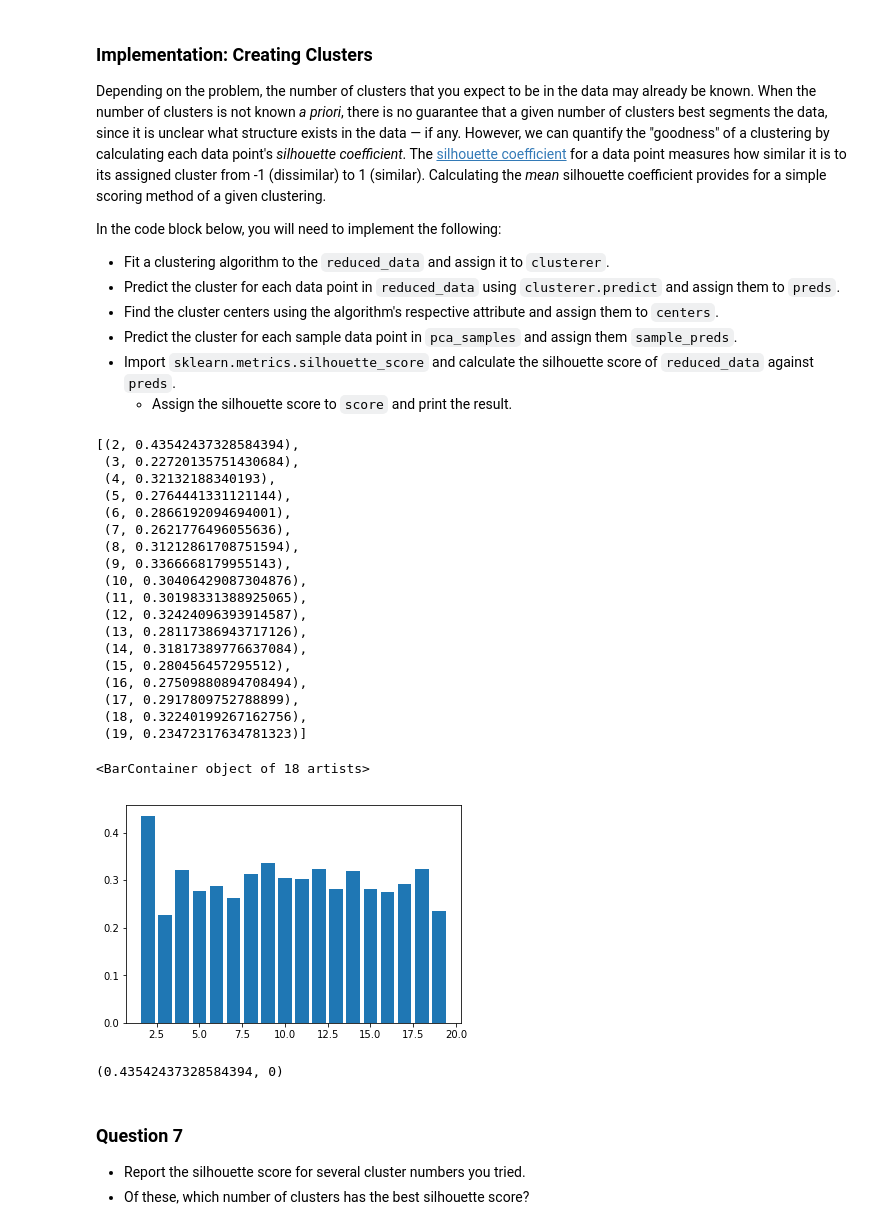
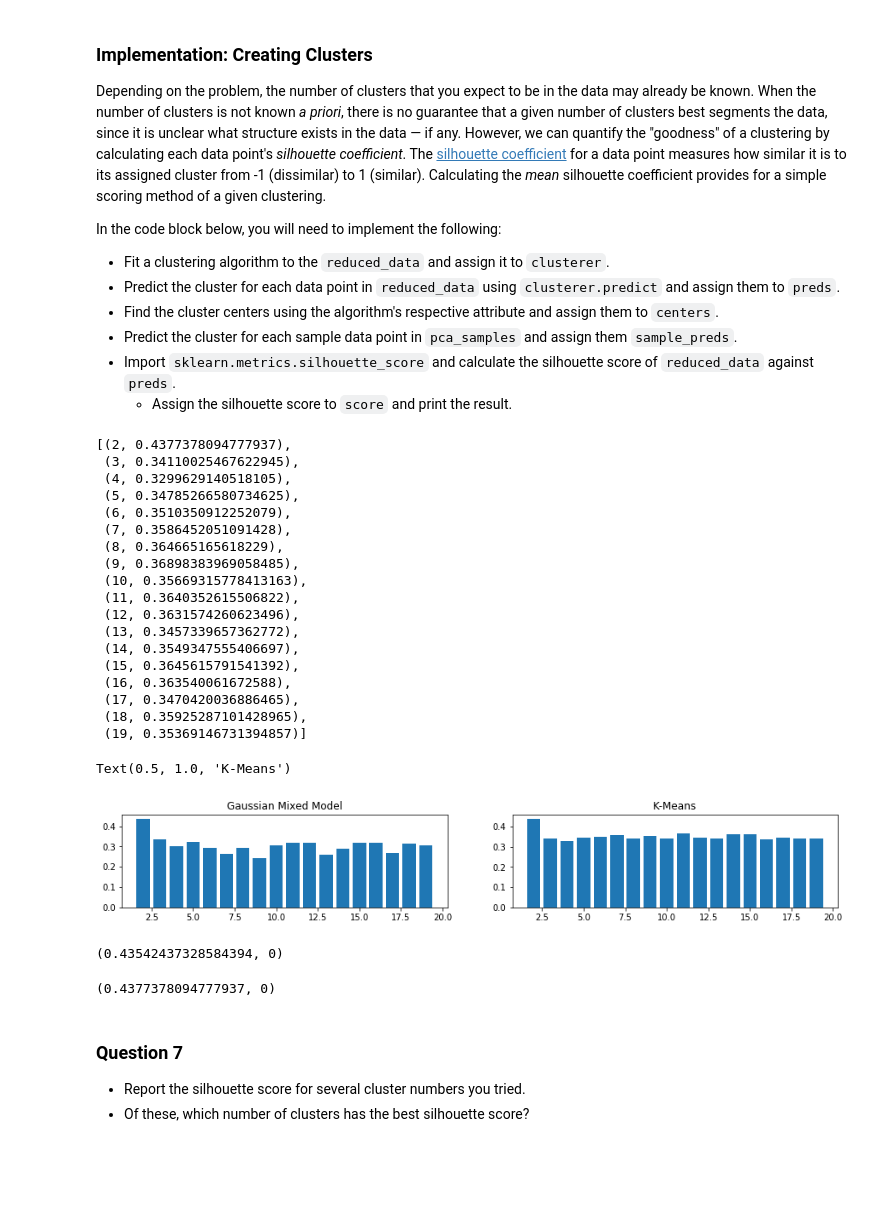
Before and after one commit to samiriff/MLND-customer-segments, a Jupyter notebook: customer_segments.ipynb, the cells around one changed output. Cells and saved outputs as stored; diff of their text form; code cells hidden in the pictures; blank space fills up the shorter version.

Commit message:
Trained Gaussian Mixed Model and selected the best number of clusters to predict average values for features

```diff
--- a/customer_segments.ipynb
+++ b/customer_segments.ipynb
@@ -793,7 +788,7 @@ for i in range(2, 20):
 from sklearn.cluster import KMeans
 from sklearn.metrics import silhouette_score
 
-scores = []
+scores_kmeans = []
 for i in range(2, 20):
     # TODO: Apply your clustering algorithm of choice to the reduced data
     clusterer = KMeans(n_clusters=i)
@@ -810,34 +805,42 @@ for i in range(2, 20):
 
     # TODO: Calculate the mean silhouette coefficient for the number of clusters chosen
     score = silhouette_score(reduced_data, preds)
-    scores.append(score)
+    scores_kmeans.append(score)
 # %%
 list(zip(range(2, 20), scores))
 # %% [output]
-[(2, 0.43542437328584394),
- (3, 0.22720135751430684),
- (4, 0.32132188340193),
- (5, 0.2764441331121144),
- (6, 0.2866192094694001),
- (7, 0.2621776496055636),
- (8, 0.31212861708751594),
- (9, 0.3366668179955143),
- (10, 0.30406429087304876),
- (11, 0.30198331388925065),
- (12, 0.32424096393914587),
- (13, 0.28117386943717126),
- (14, 0.31817389776637084),
- (15, 0.280456457295512),
- (16, 0.27509880894708494),
- (17, 0.2917809752788899),
- (18, 0.32240199267162756),
- (19, 0.23472317634781323)]
+[(2, 0.4377378094777937),
+ (3, 0.34110025467622945),
+ (4, 0.3299629140518105),
+ (5, 0.34785266580734625),
+ (6, 0.3510350912252079),
+ (7, 0.3586452051091428),
+ (8, 0.364665165618229),
+ (9, 0.36898383969058485),
+ (10, 0.35669315778413163),
+ (11, 0.3640352615506822),
+ (12, 0.3631574260623496),
+ (13, 0.3457339657362772),
+ (14, 0.3549347555406697),
+ (15, 0.3645615791541392),
+ (16, 0.363540061672588),
+ (17, 0.3470420036886465),
+ (18, 0.35925287101428965),
+ (19, 0.35369146731394857)]
-# %%
-plt.bar(range(2, 20), scores)
-# %% [output]
-<BarContainer object of 18 artists>
-[figure, removed]
+# %%
+fig, ax = plt.subplots(1, 2, figsize=(15, 2))
+ax[0].bar(range(2, 20), scores)
+ax[0].set_title('Gaussian Mixed Model')
+ax[1].bar(range(2, 20), scores_kmeans)
+ax[1].set_title('K-Means')
+# %% [output]
+Text(0.5, 1.0, 'K-Means')
+[figure, added]
 # %%
 np.array(scores).max(), np.array(scores).argmax()
 # %% [output]
 (0.43542437328584394, 0)
+# %%
+np.array(scores_kmeans).max(), np.array(scores_kmeans).argmax()
+# %% [output]
+(0.4377378094777937, 0)
```
Also changed, not shown: parts of 14 cells of this notebook.
